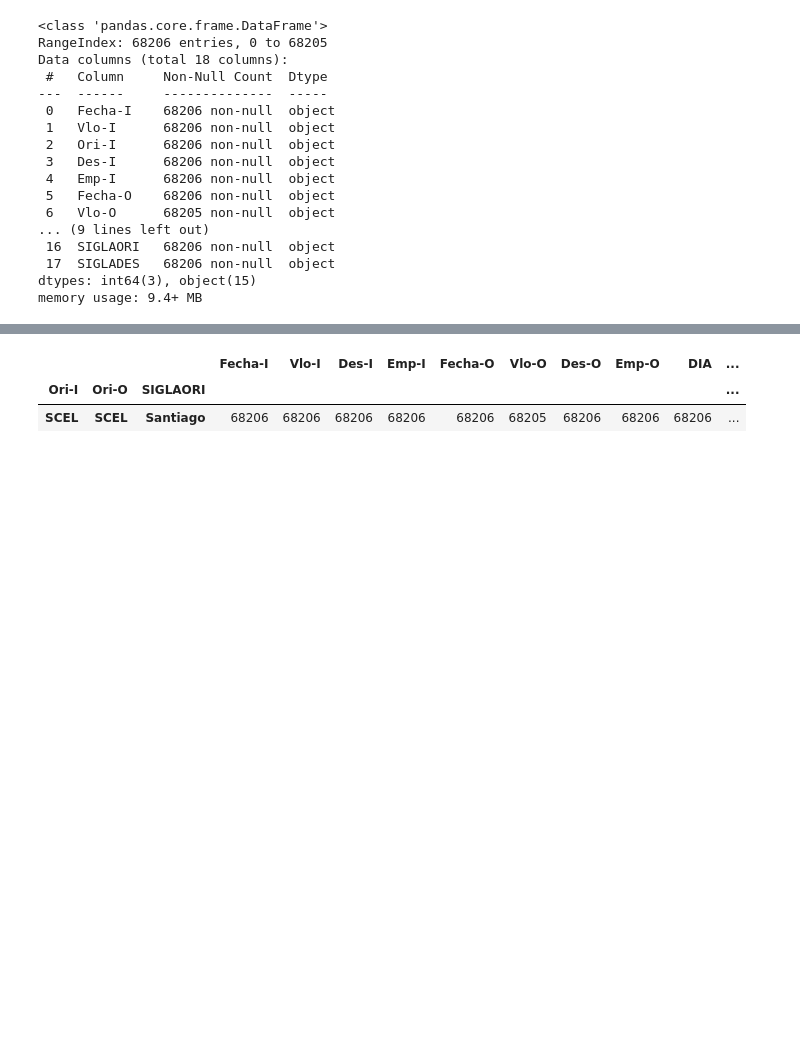
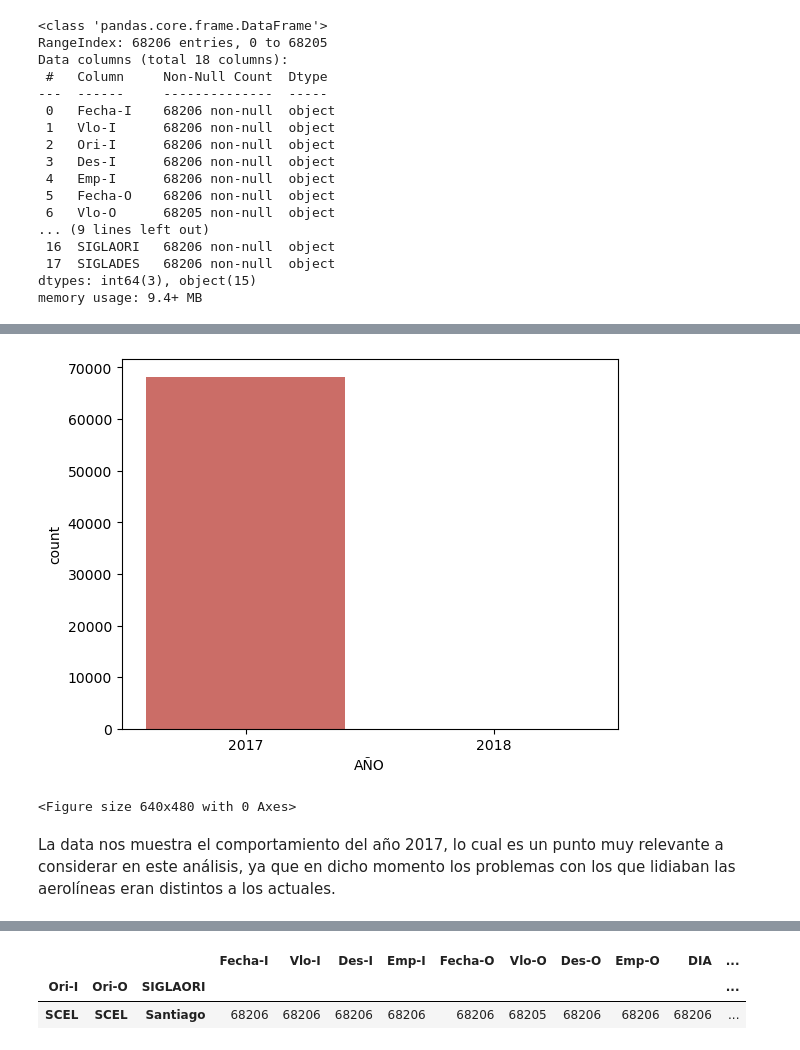
Before and after one commit to diegosalcedo491995/flight-delay, a Jupyter notebook: solution.ipynb, the cells around one changed output, grey strips where cells are left out. Cells and saved outputs as stored; diff of their text form; code cells hidden in the pictures; blank space fills up the shorter version.

```diff
--- a/solution.ipynb
+++ b/solution.ipynb
@@ -50,0 +92,9 @@ Variables categóricas: ['Des-I', 'Vlo-I', 'SIGLADES', 'SIGLAORI', 'OPERA', 'DIA
+# %%
+sns.countplot(x='AÑO',data = df, palette = 'hls')
+plt.show()
+plt.savefig('count_plot')
+# %% [output]
+[figure, added]
+<Figure size 640x480 with 0 Axes>
+# %% [markdown]
+La data nos muestra el comportamiento del año 2017, lo cual es un punto muy relevante a considerar en este análisis, ya que en dicho momento los problemas con los que lidiaban las aerolíneas eran distintos a los actuales.
```
Also changed, not shown: parts of 40 cells of this notebook, 7 other files.
